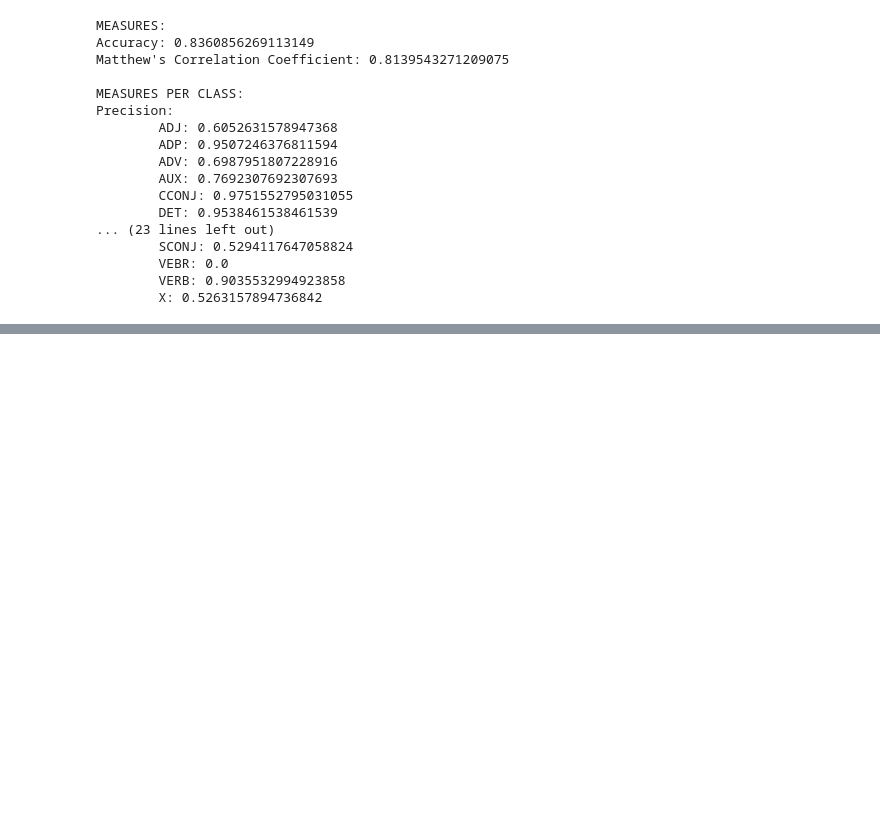
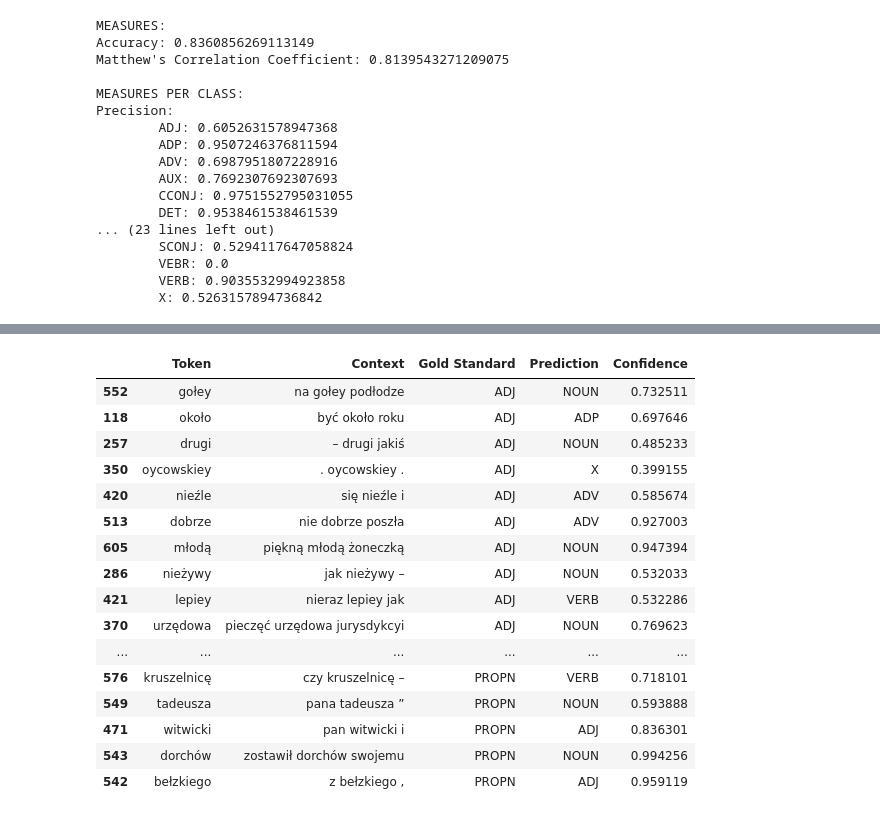
Before and after one commit to Turtilla/ltr-project, a Jupyter notebook: ltr-project.ipynb, the cells around one changed output, grey strips where cells are left out. Drawn from its saved outputs; the diff is of its cells as text; code cells hidden in the pictures; blank space fills up the shorter version.

```diff
--- a/ltr-project.ipynb
+++ b/ltr-project.ipynb
@@ -208,0 +421,21 @@ frame.sort_values('Gold Standard')
+# %%
+# printing out the frame sorted by gold standard values
+frame_lower.sort_values('Gold Standard')
+# %% [output]
+|  | Token | Context | Gold Standard | Prediction | Confidence |
+| 552 | gołey | na gołey podłodze | ADJ | NOUN | 0.732511 |
+| 118 | około | być około roku | ADJ | ADP | 0.697646 |
+| 257 | drugi | – drugi jakiś | ADJ | NOUN | 0.485233 |
+| 350 | oycowskiey | . oycowskiey . | ADJ | X | 0.399155 |
+| 420 | nieźle | się nieźle i | ADJ | ADV | 0.585674 |
+| 513 | dobrze | nie dobrze poszła | ADJ | ADV | 0.927003 |
+| 605 | młodą | piękną młodą żoneczką | ADJ | NOUN | 0.947394 |
+| 286 | nieżywy | jak nieżywy – | ADJ | NOUN | 0.532033 |
+| 421 | lepiey | nieraz lepiey jak | ADJ | VERB | 0.532286 |
+| 370 | urzędowa | pieczęć urzędowa jurysdykcyi | ADJ | NOUN | 0.769623 |
+| ... | ... | ... | ... | ... | ... |
+| 576 | kruszelnicę | czy kruszelnicę – | PROPN | VERB | 0.718101 |
+| 549 | tadeusza | pana tadeusza ” | PROPN | NOUN | 0.593888 |
+| 471 | witwicki | pan witwicki i | PROPN | ADJ | 0.836301 |
+| 543 | dorchów | zostawił dorchów swojemu | PROPN | NOUN | 0.994256 |
+| 542 | bełzkiego | z bełzkiego , | PROPN | ADJ | 0.959119 |
```
Also changed, not shown: parts of 30 cells of this notebook.
